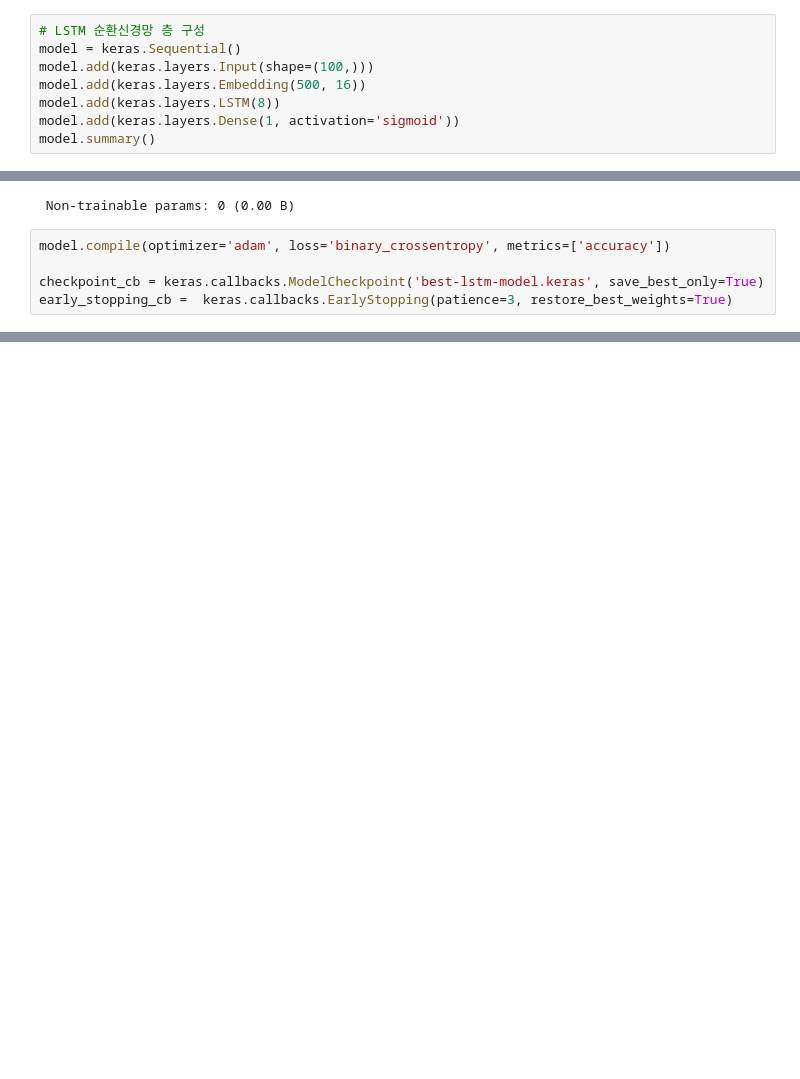
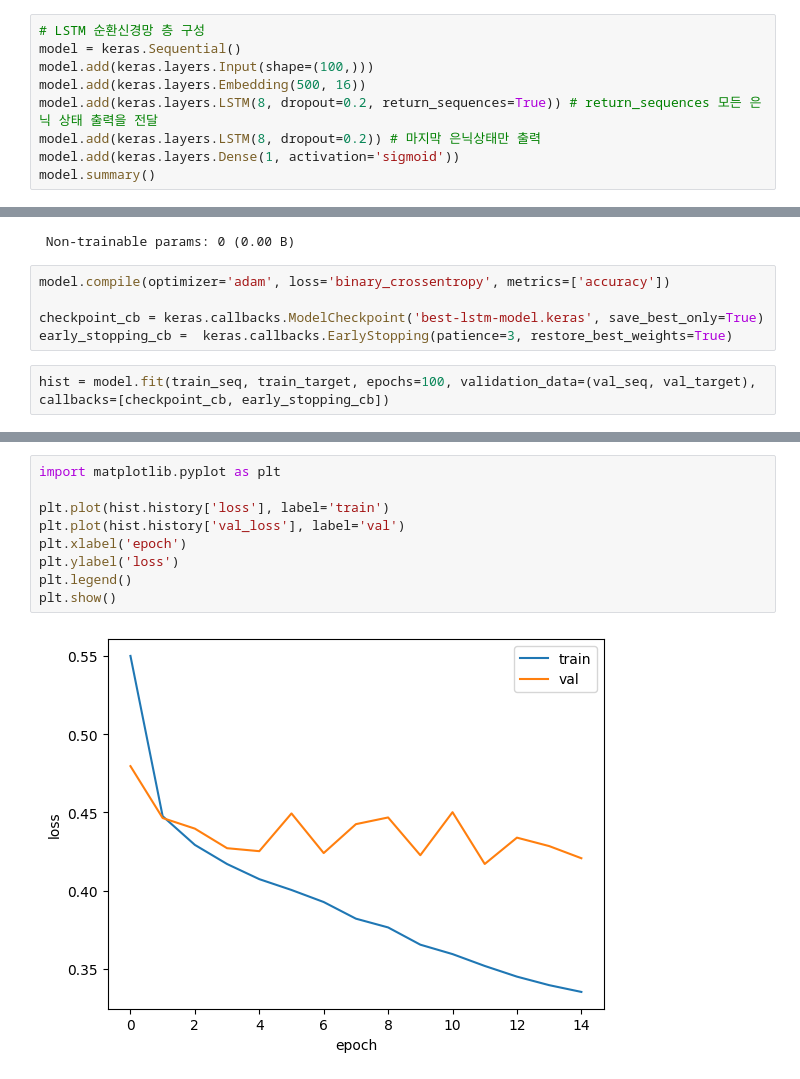
Before and after one commit to yonggyo1125/ai_class_source, a Jupyter notebook: 10. 핀테크 대체데이터분석(자연어처리)/source/day01/ex04.ipynb, the cells around one changed output, grey strips where cells are left out. Cells and saved outputs as stored; diff of their text form; blank space fills up the shorter version.

```diff
--- a/10. 핀테크 대체데이터분석(자연어처리)/source/day01/ex04.ipynb
+++ b/10. 핀테크 대체데이터분석(자연어처리)/source/day01/ex04.ipynb
@@ -21,7 +21,8 @@ val_seq = pad_sequences(val_input, maxlen=100)
 model = keras.Sequential()
 model.add(keras.layers.Input(shape=(100,)))
 model.add(keras.layers.Embedding(500, 16))
-model.add(keras.layers.LSTM(8))
+model.add(keras.layers.LSTM(8, dropout=0.2, return_sequences=True)) # return_sequences 모든 은닉 상태 출력을 전달
+model.add(keras.layers.LSTM(8, dropout=0.2)) # 마지막 은닉상태만 출력
 model.add(keras.layers.Dense(1, activation='sigmoid'))
 model.summary()
 # %% [output]
@@ -43,3 +46,5 @@ model.compile(optimizer='adam', loss='binary_crossentropy', metrics=['accuracy']
 
 checkpoint_cb = keras.callbacks.ModelCheckpoint('best-lstm-model.keras', save_best_only=True)
 early_stopping_cb =  keras.callbacks.EarlyStopping(patience=3, restore_best_weights=True)
+# %%
+hist = model.fit(train_seq, train_target, epochs=100, validation_data=(val_seq, val_target), callbacks=[checkpoint_cb, early_stopping_cb])
@@ -45,0 +58,11 @@ early_stopping_cb =  keras.callbacks.EarlyStopping(patience=3, restore_best_weig
+# %%
+import matplotlib.pyplot as plt
+
+plt.plot(hist.history['loss'], label='train')
+plt.plot(hist.history['val_loss'], label='val')
+plt.xlabel('epoch')
+plt.ylabel('loss')
+plt.legend()
+plt.show()
+# %% [output]
+[figure, added]
```
Also changed, not shown: parts of 2 cells of this notebook, 1 other file.
